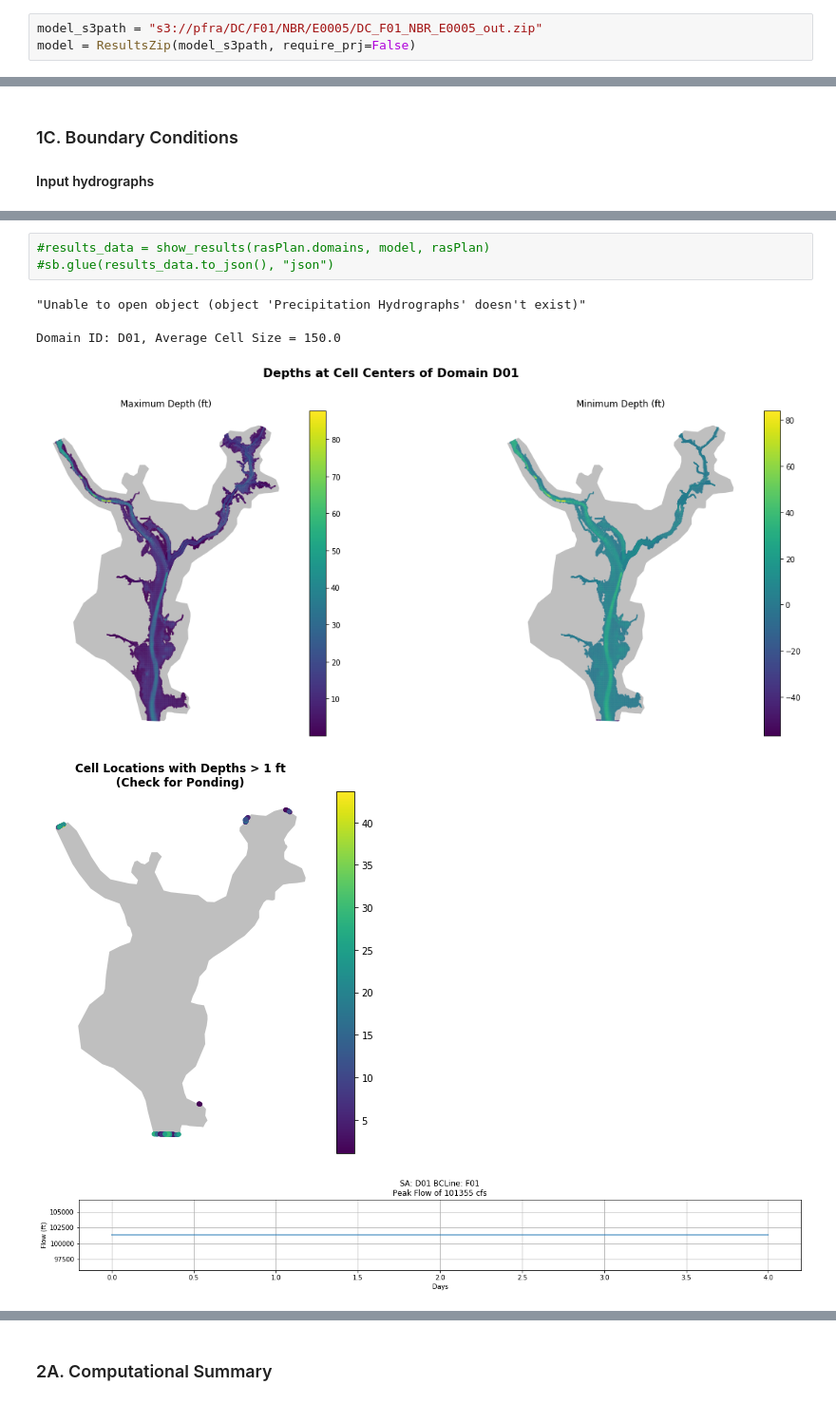
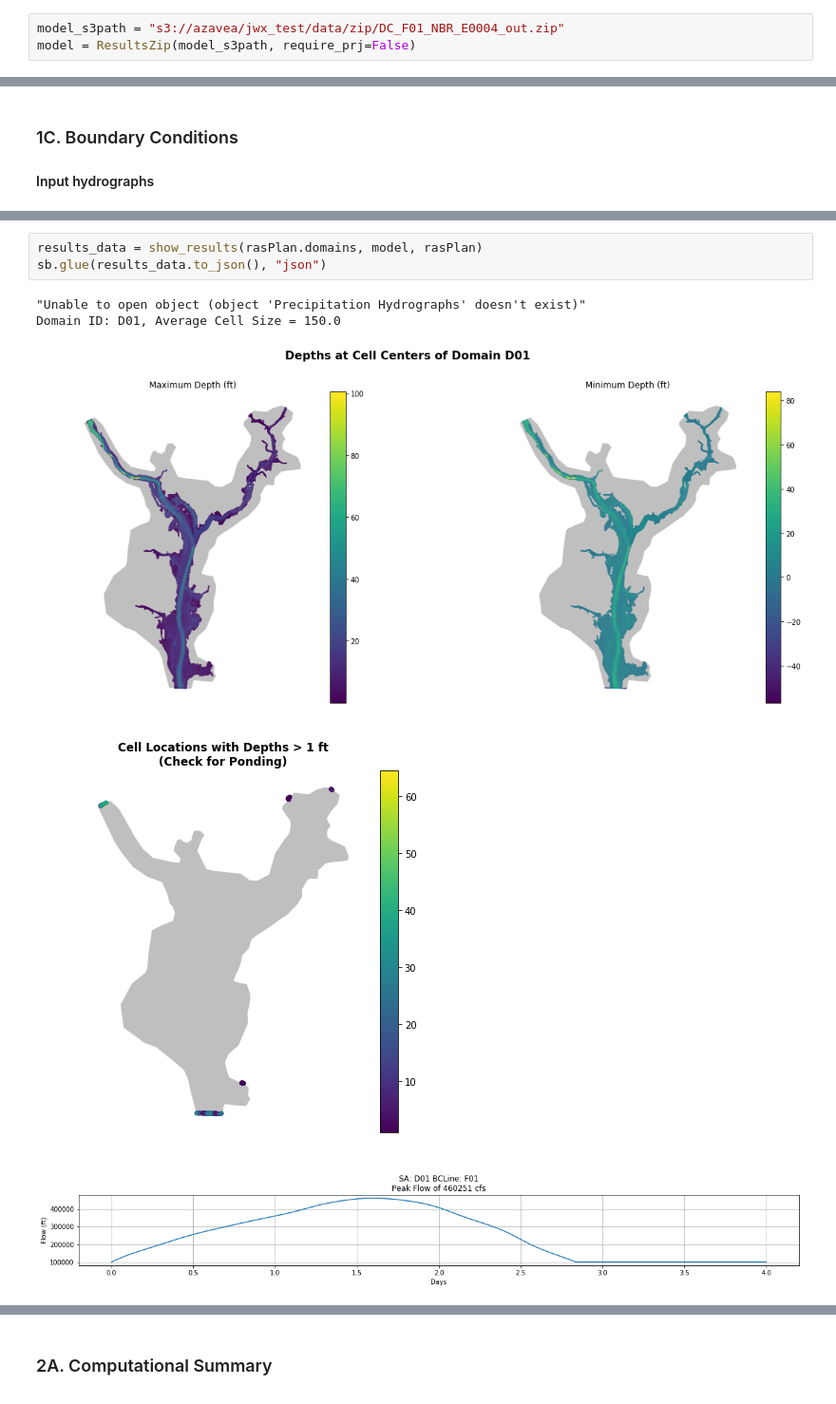
Before and after one commit to Dewberry/hecrasio, a Jupyter notebook: QAQC-PFRA.ipynb, the cells around one changed output, grey strips where cells are left out. Shown at 95% size. Cells and saved outputs as stored; diff of their text form.

```diff
--- a/QAQC-PFRA.ipynb
+++ b/QAQC-PFRA.ipynb
@@ -41,7 +41,7 @@ import scrapbook as sb
 # %%
 #! pip install nteract-scrapbook
 # %%
-model_s3path = "s3://pfra/DC/F01/NBR/E0005/DC_F01_NBR_E0005_out.zip"
+model_s3path = "s3://azavea/jwx_test/data/zip/DC_F01_NBR_E0004_out.zip"
 model = ResultsZip(model_s3path, require_prj=False)
 # %%
 hdfResults_paths = [f for f in model.contents if '.hdf' in f]
@@ -110,9 +108,9 @@ rasPlan.Plan_Parameters
 # %%
-#results_data = show_results(rasPlan.domains, model, rasPlan)
-#sb.glue(results_data.to_json(), "json")
+results_data = show_results(rasPlan.domains, model, rasPlan)
+sb.glue(results_data.to_json(), "json")
 # %% [output]
 "Unable to open object (object 'Precipitation Hydrographs' doesn't exist)"
+Domain ID: D01, Average Cell Size = 150.0
-Domain ID: D01, Average Cell Size = 150.0
-[figure, old version]
+[figure, new version]
-[figure, old version]
+[figure, new version]
-[figure, old version]
+[figure, new version]
```
Also changed, not shown: parts of 5 cells of this notebook, 2 other files.
